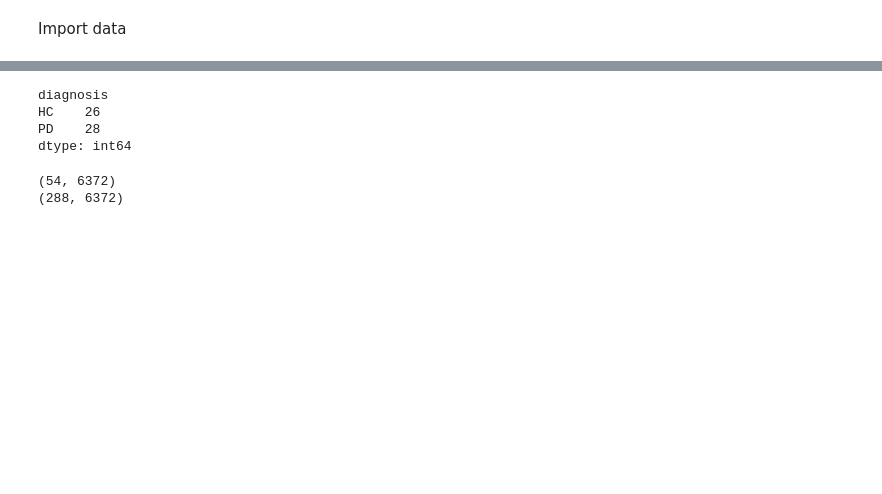
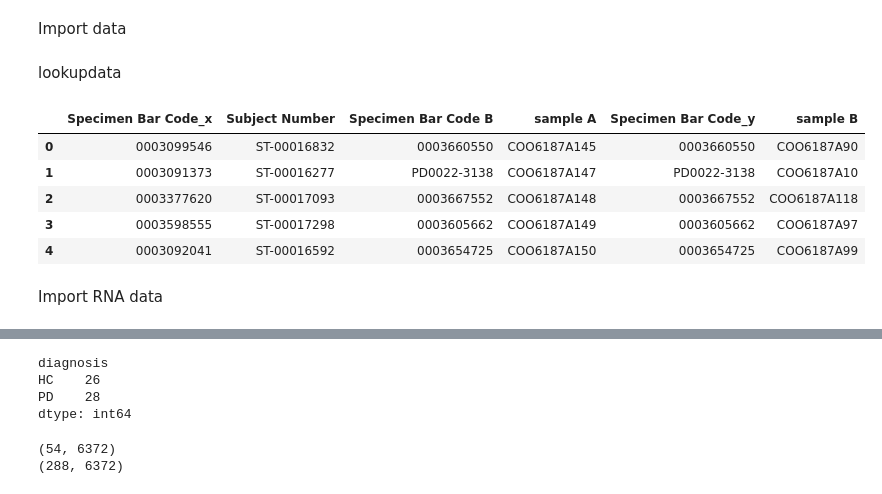
Before and after one commit to MikeAllwright23/PDBP-Project-Final, a Jupyter notebook: Project Final/code/PDBP Project 20191201.ipynb, the cells around one changed output, grey strips where cells are left out. Drawn from its saved outputs; the diff is of its cells as text; code cells hidden in the pictures; blank space fills up the shorter version.

```diff
--- a/Project Final/PDBP Project 20191201.ipynb
+++ b/Project Final/code/PDBP Project 20191201.ipynb
@@ -28,5 +24,32 @@ print(os.getcwd())
 # %% [markdown]
 Import data
+# %% [markdown]
+lookupdata
+# %%
+sub_CO = pd.read_excel ('%s%s' % (lkup,"PDBP_UNSW_samples Feb 2019.xlsx"), sheet_name='Sheet1')
+sub_A= pd.read_excel ('%s%s' % (lkup,"Subject IDs 25369 Cooper RNA Group A Manifest final.2.xlsx"), sheet_name='manifest')
+sub_B = pd.read_excel ('%s%s' % (lkup,"Subject IDs 25369 Cooper RNA Group B Manifest final.2.xlsx"), sheet_name='manifest')
+# %%
+sub_A=sub_A[['Specimen Bar Code','Subject Number']]
+sub_B=sub_B[['Specimen Bar Code','ST#']]
+sub_B.columns=['Specimen Bar Code B','Subject Number']
+sub_lkup=pd.merge(sub_A,sub_B,on='Subject Number',how='inner')
+# %%
+sub_CO=sub_CO[['Sample/Name','LIMS ID']]
+sub_CO.columns=['Specimen Bar Code','sample A']
+sub_CO['sample B']=sub_CO['sample A']
+sub_lkup=pd.merge(sub_lkup,sub_CO[['Specimen Bar Code','sample A']],on='Specimen Bar Code',how='left')
+sub_lkup=pd.merge(sub_lkup,sub_CO[['Specimen Bar Code','sample B']],left_on='Specimen Bar Code B',right_on='Specimen Bar Code',how='left')
+sub_lkup[['Subject Number','sample A','sample B']].to_csv("%s%s" % (lkup,"SampleLkupDec2.csv"))
+# %%
+sub_lkup.head()
+# %% [output]
+|  | Specimen Bar Code_x | Subject Number | Specimen Bar Code B | sample A | Specimen Bar Code_y | sample B |
+| 0 | 0003099546 | ST-00016832 | 0003660550 | COO6187A145 | 0003660550 | COO6187A90 |
+| 1 | 0003091373 | ST-00016277 | PD0022-3138 | COO6187A147 | PD0022-3138 | COO6187A10 |
+| 2 | 0003377620 | ST-00017093 | 0003667552 | COO6187A148 | 0003667552 | COO6187A118 |
+| 3 | 0003598555 | ST-00017298 | 0003605662 | COO6187A149 | 0003605662 | COO6187A97 |
+| 4 | 0003092041 | ST-00016592 | 0003654725 | COO6187A150 | 0003654725 | COO6187A99 |
 # %%
 cv = pd.read_csv('%s%s' % (covar,"covar_correct.csv"))
 df1 = pd.read_excel ('%s%s' % (covar,"BioFIND Nov 2020.xlsx"), sheet_name='Screening_Demographics')
@@ -45,6 +68,8 @@ clinical_feats=pd.merge(clinical_feats,cv[['PATNO','Sample name','diagnosis']],o
 clinical_feats['Age']=2013-clinical_feats['BIRTHDT']
 clinical_feats=clinical_feats[['Sample name','Age']]
 clinical_feats.columns=['sample','age']
+# %% [markdown]
+Import RNA  data
 # %%
 #Official training data here
 BF_data_int_t=pd.read_csv("%s%s" % (path,'BF_data_int_lt.csv'))
```
Also changed, not shown: parts of 23 cells of this notebook, 2 other files.
